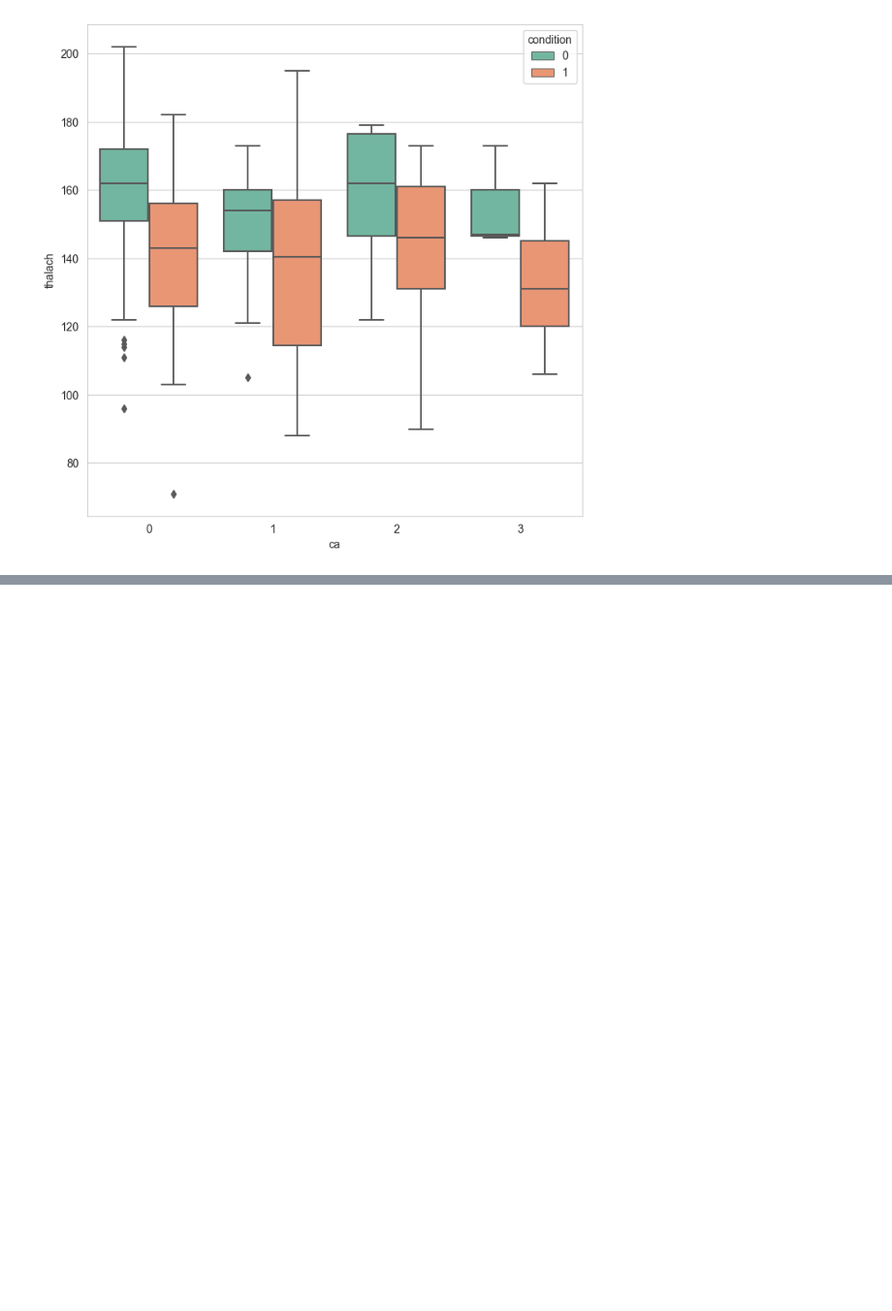
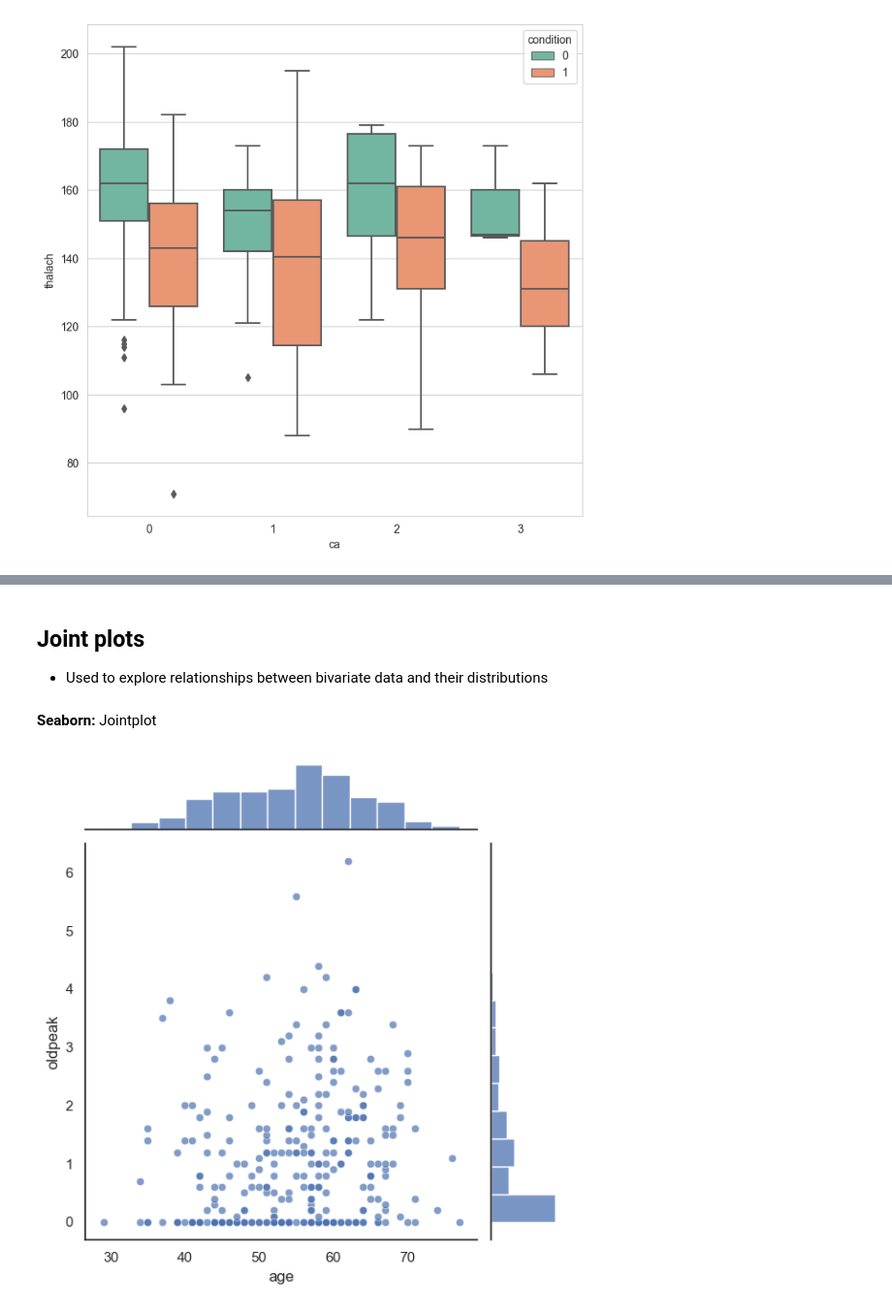
Before and after one commit to Lynne2002/heart_disease-data_visualization, a Jupyter notebook: index.ipynb, the cells around one changed output, grey strips where cells are left out. Shown at 97% size. Drawn from its saved outputs; the diff is of its cells as text; code cells hidden in the pictures; blank space fills up the shorter version.

```diff
--- a/index.ipynb
+++ b/index.ipynb
@@ -803,0 +855,12 @@ plt.show()
+# %% [markdown]
+## Joint plots
+- Used to explore relationships between bivariate data and their distributions
+# %% [markdown]
+**Seaborn:** Jointplot
+# %%
+sns.set(style = "white", color_codes = True)
+
+sns.jointplot(x = 'age', y = 'oldpeak', data = data_df, alpha = 0.7)
+plt.show()
+# %% [output]
+[figure, added]
```
Also changed, not shown: parts of 11 cells of this notebook.
